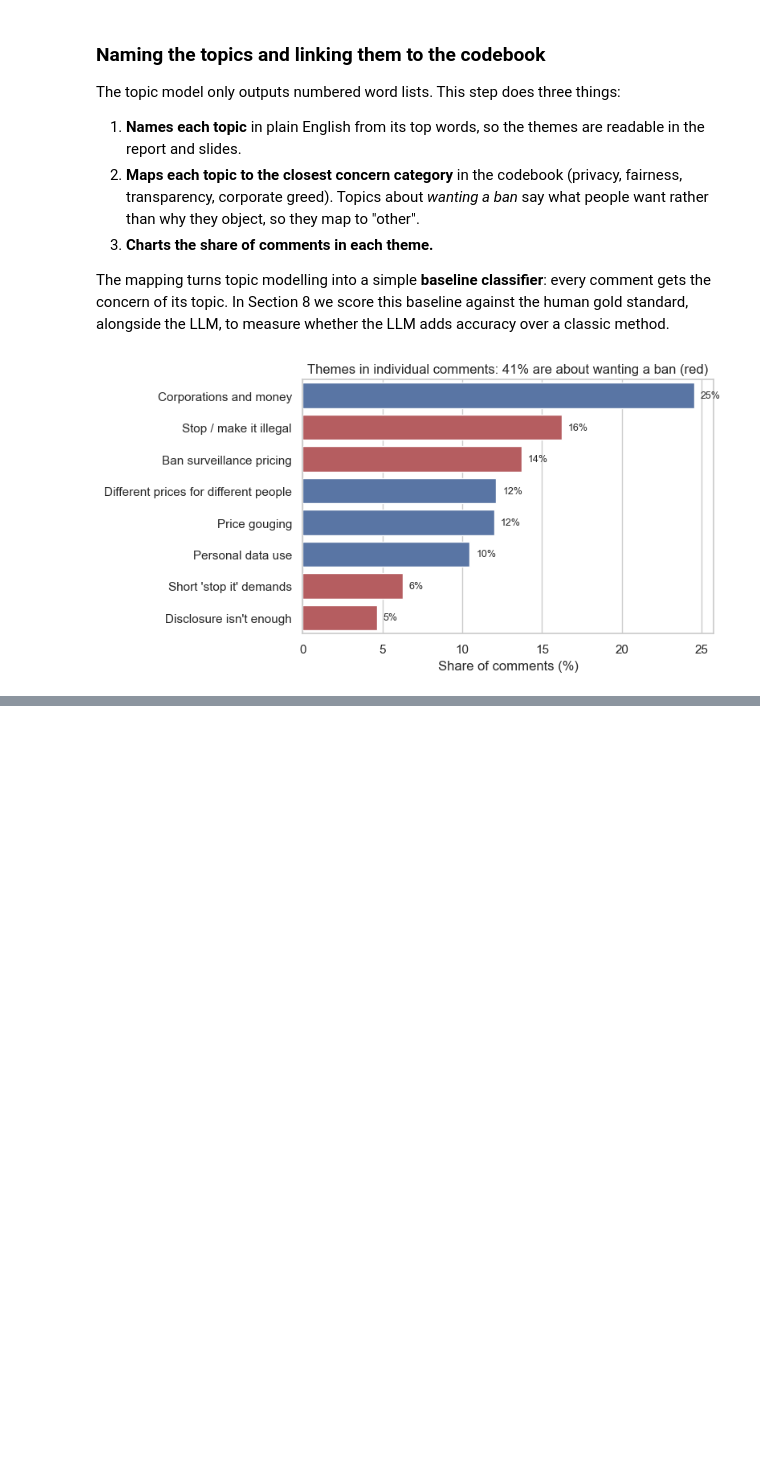
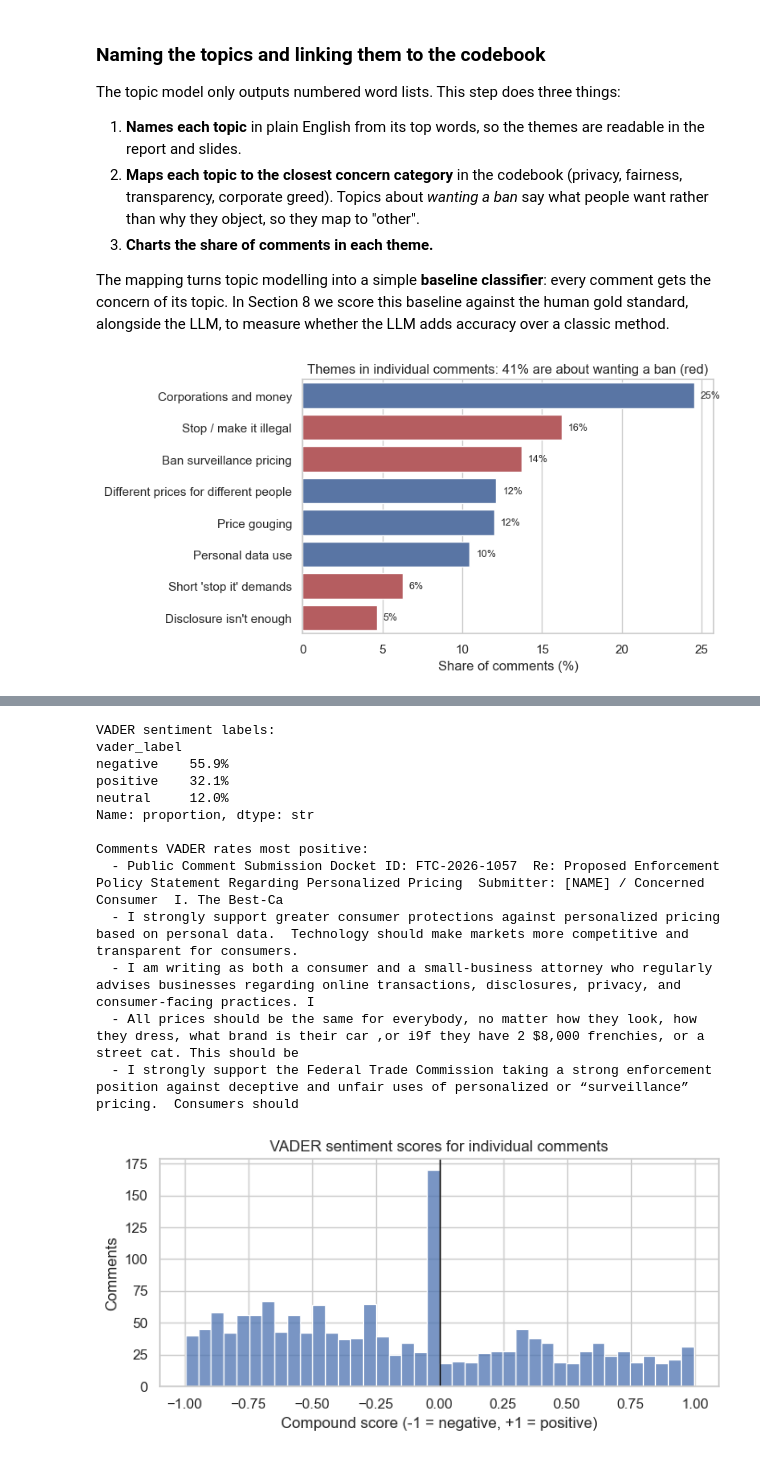
Before and after one commit to nanjalamayungu/ftc-pricing-comments-genai, a Jupyter notebook: Notebooks/ketty.ipynb, the cells around one changed output, grey strips where cells are left out. Drawn from its saved outputs; the diff is of its cells as text; code cells hidden in the pictures; blank space fills up the shorter version.

Commit message:
Modelling VADER, Topic Modelling

```diff
--- a/Notebooks/ketty.ipynb
+++ b/Notebooks/ketty.ipynb
@@ -481,0 +506,55 @@ Together, the four ban-related topics cover **41% of comments**, an early sign t
+# %%
+# VADER is a dictionary-based sentiment tool: it scores text from
+# -1 (very negative) to +1 (very positive) by looking up words.
+# We test whether tone matches what commenters actually think.
+
+analyzer = SentimentIntensityAnalyzer()
+
+# 1. Score each comment
+# "compound" is VADER's overall score for the whole text.
+df["vader_score"] = df["text"].map(lambda t: analyzer.polarity_scores(t)["compound"])
+
+# 2. Convert scores to labels, using VADER's standard cut-offs
+df["vader_label"] = pd.cut(df["vader_score"], bins=[-1.01, -0.05, 0.05, 1.01],
+                           labels=["negative", "neutral", "positive"])
+
+# 3. How are comments distributed?
+print("VADER sentiment labels:")
+print(df["vader_label"].value_counts(normalize=True).mul(100).round(1).astype(str) + "%", "\n")
+
+# 4. Read the comments VADER rates most POSITIVE ---
+# Some commenters type their own name into the text (e.g., "Submitter: ...").
+# Mask common self-identification patterns before printing (privacy rule).
+def mask_names(t):
+    t = re.sub(r"(?i)(submitter|submitted by|name|sincerely|regards|respectfully)\s*[:,]?\s*[A-Z][\w.\-]*(\s+[A-Z][\w.\-]*){0,3}",
+               r"\1: [NAME]", t)
+    return t
+
+print("Comments VADER rates most positive:")
+for t in df.sort_values("vader_score", ascending=False)["text"].head(5):
+    print("  -", mask_names(t).replace("\n", " ")[:180])
+
+# 5. Chart
+fig, ax = plt.subplots(figsize=(7, 3.5))
+sns.histplot(df["vader_score"], bins=40, color="#4C72B0", ax=ax)
+ax.axvline(0, color="black", lw=1)
+ax.set(title="VADER sentiment scores for individual comments",
+       xlabel="Compound score (-1 = negative, +1 = positive)", ylabel="Comments")
+plt.tight_layout()
+plt.savefig(FIG / "vader_sentiment.png", dpi=150, bbox_inches="tight")
+plt.show()
+# %% [output]
+VADER sentiment labels:
+vader_label
+negative    55.9%
+positive    32.1%
+neutral     12.0%
+Name: proportion, dtype: str
+
+Comments VADER rates most positive:
+  - Public Comment Submission Docket ID: FTC-2026-1057  Re: Proposed Enforcement Policy Statement Regarding Personalized Pricing  Submitter: [NAME] / Concerned Consumer  I. The Best-Ca
+  - I strongly support greater consumer protections against personalized pricing based on personal data.  Technology should make markets more competitive and transparent for consumers.
+  - I am writing as both a consumer and a small-business attorney who regularly advises businesses regarding online transactions, disclosures, privacy, and consumer-facing practices. I
+  - All prices should be the same for everybody, no matter how they look, how they dress, what brand is their car ,or i9f they have 2 $8,000 frenchies, or a street cat. This should be
+  - I strongly support the Federal Trade Commission taking a strong enforcement position against deceptive and unfair uses of personalized or “surveillance” pricing.  Consumers should
+[figure, added]
```
Also changed, not shown: parts of 10 cells of this notebook, 1 other file.
